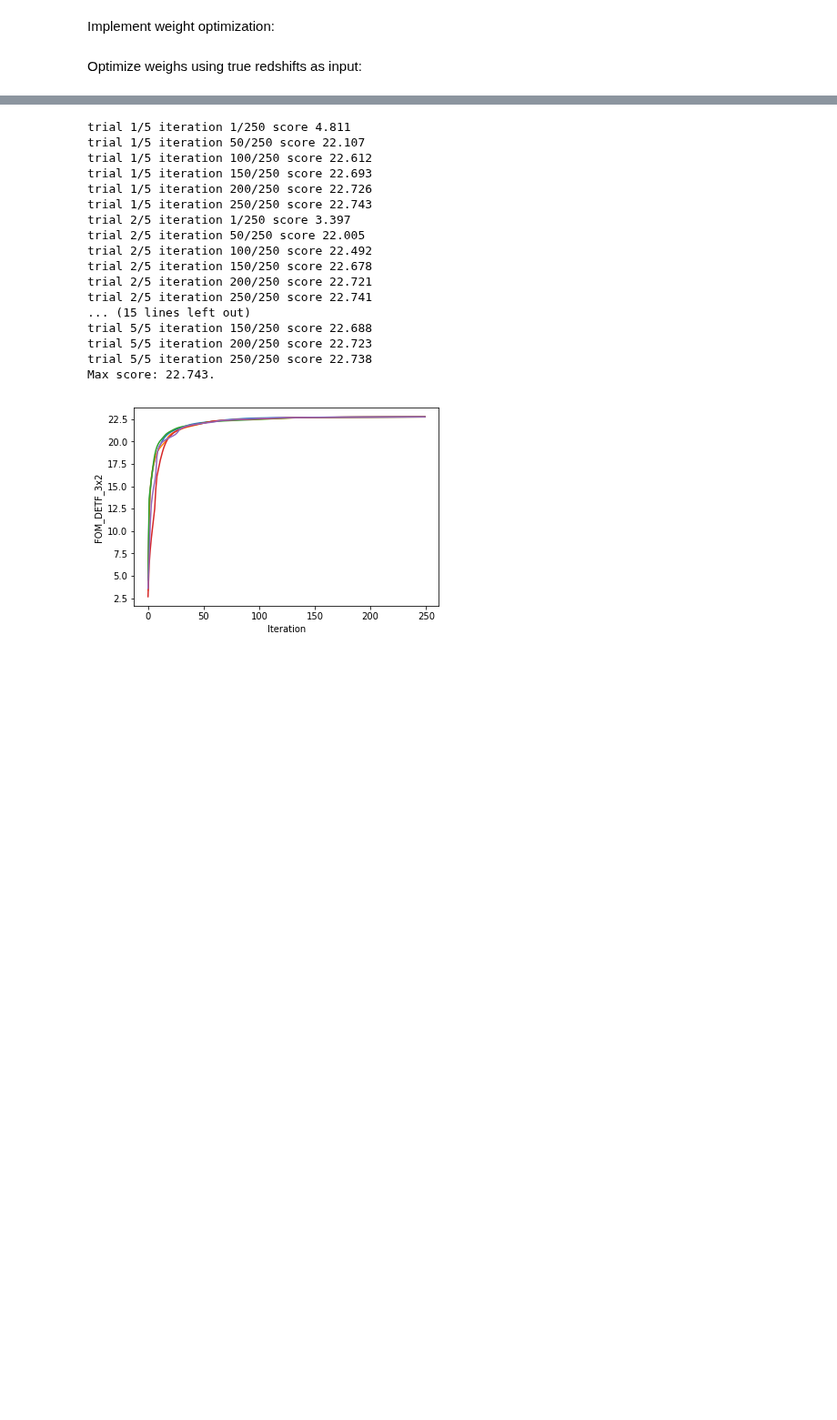
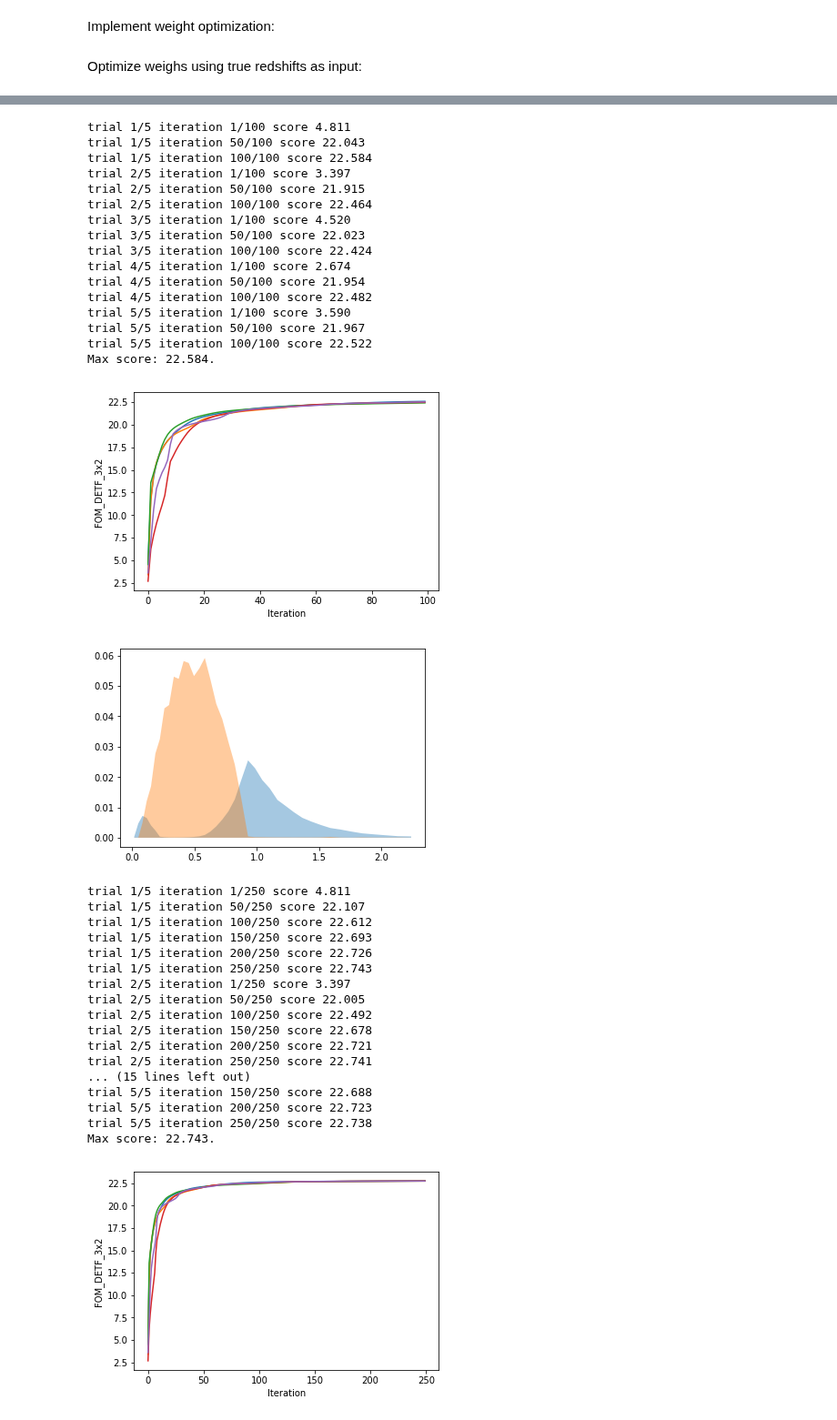
Before and after one commit to dkirkby/zotbin, a Jupyter notebook: Refine.ipynb, the cells around one changed output, grey strips where cells are left out. Shown at 91% size. Saved outputs shown, nothing was run; the diff lists cells and outputs as text; code cells hidden in the pictures; blank space fills up the shorter version.

```diff
--- a/Refine.ipynb
+++ b/Refine.ipynb
@@ -117,3 +141,26 @@ def optimize_truez(dndz, nbin=2, ntrial=5, niter=100, eta=1.):
+# %%
+optimize_truez(dndz_buz, 2, 5, 500, eta=1.0, gamma=+0.1);
+# %%
+optimize_truez(dndz_buz, 2, 5, 100, gamma=-0.1);
+# %% [output]
+trial 1/5 iteration 1/100 score 4.811
+trial 1/5 iteration 50/100 score 22.043
+trial 1/5 iteration 100/100 score 22.584
+trial 2/5 iteration 1/100 score 3.397
+trial 2/5 iteration 50/100 score 21.915
+trial 2/5 iteration 100/100 score 22.464
+trial 3/5 iteration 1/100 score 4.520
+trial 3/5 iteration 50/100 score 22.023
+trial 3/5 iteration 100/100 score 22.424
+trial 4/5 iteration 1/100 score 2.674
+trial 4/5 iteration 50/100 score 21.954
+trial 4/5 iteration 100/100 score 22.482
+trial 5/5 iteration 1/100 score 3.590
+trial 5/5 iteration 50/100 score 21.967
+trial 5/5 iteration 100/100 score 22.522
+Max score: 22.584.
+[figure, added]
+[figure, added]
 # %%
 optimize_truez(dndz_buz, 2, 5, 250);
 # %% [output]
```
Also changed, not shown: parts of 3 cells of this notebook.
